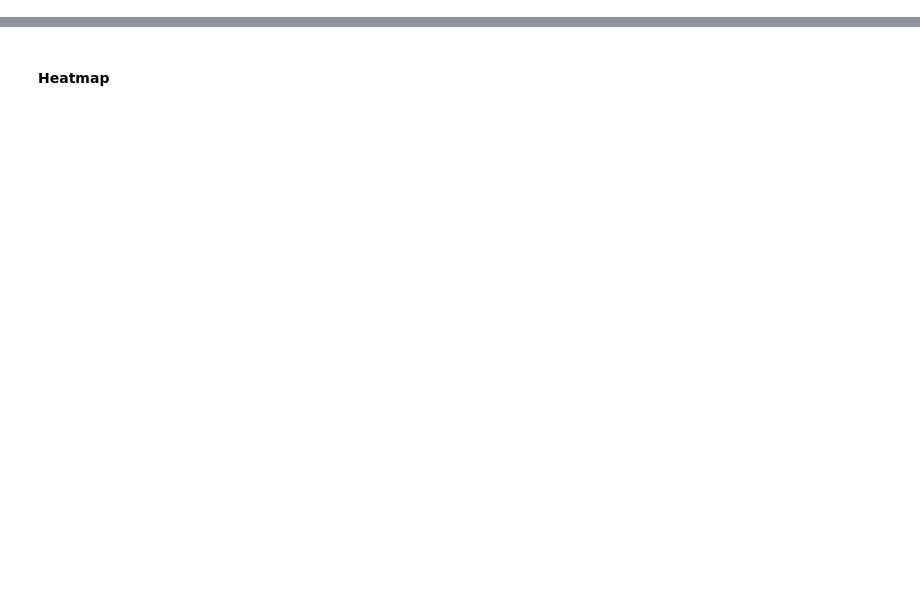
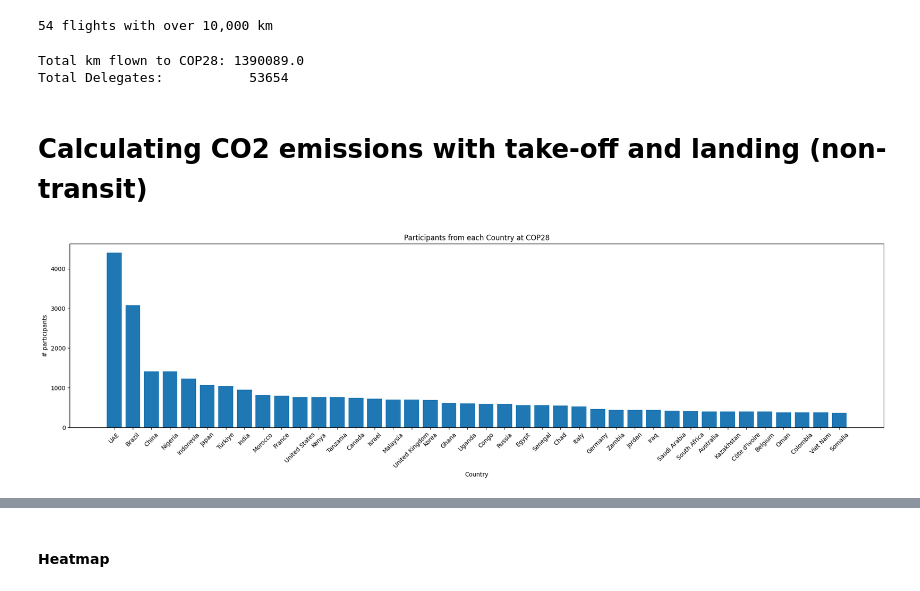
Before and after one commit to lukasschirren/COP_flight_analysis, a Jupyter notebook: cop28_delegate_list.ipynb, the cells around one changed output, grey strips where cells are left out. Drawn from its saved outputs; the diff is of its cells as text; code cells hidden in the pictures; blank space fills up the shorter version.

```diff
--- a/cop28_delegate_list.ipynb
+++ b/cop28_delegate_list.ipynb
@@ -77,0 +91,12 @@ sum(airport_location['distance_to_dubai'])
+# %%
+print(airport_location[airport_location['distance_to_dubai'] >= 10000]['distance_to_dubai'].count(),"flights with over 10,000 km")
+# %% [output]
+54 flights with over 10,000 km
+# %%
+print("Total km flown to COP28:",round(sum(airport_location['distance_to_dubai']),0))
+print("Total Delegates:          ",sum(airport_location.total_delegates))
+# %% [output]
+Total km flown to COP28: 1390089.0
+Total Delegates:           53654
+# %% [markdown]
+# Calculating CO2 emissions with take-off and landing (non-transit)
@@ -77,0 +107,29 @@ sum(airport_location['distance_to_dubai'])
+# %%
+def country_code_to_name(country_code):
+    try:
+        return pycountry.countries.get(alpha_2=country_code).name
+    except AttributeError:
+        return None
+
+plot_data = airport_location[:][:40]
+plot_data['country_name'] = plot_data['country_code'].apply(country_code_to_name)
+# %%
+plot_data.loc[0,"country_name"] = 'UAE'
+plot_data.loc[12,"country_name"] = 'Tanzania'
+plot_data.loc[17,"country_name"] = 'Korea'
+plot_data.loc[20,"country_name"] = 'Congo'
+plot_data.loc[21,"country_name"] = 'Russia'
+# %%
+
+# Plot the data
+plt.figure(figsize=(20, 6))  # Set the figure size
+plt.bar(plot_data['country_name'], plot_data.total_delegates)  # Plot a bar chart
+plt.title('Participants from each Country at COP28')  # Set the title
+plt.xlabel('Country')  # Set the x-axis label
+plt.ylabel('# participants')  # Set the y-axis label
+plt.xticks(rotation=45)  # Rotate x-axis labels for better readability
+plt.tight_layout()  # Adjust layout to prevent clipping of labels
+plt.savefig('participants_country.pdf')
+plt.show()  # Show the plot
+# %% [output]
+[figure, added]
```
Also changed, not shown: parts of 10 cells of this notebook, 4 other files.
